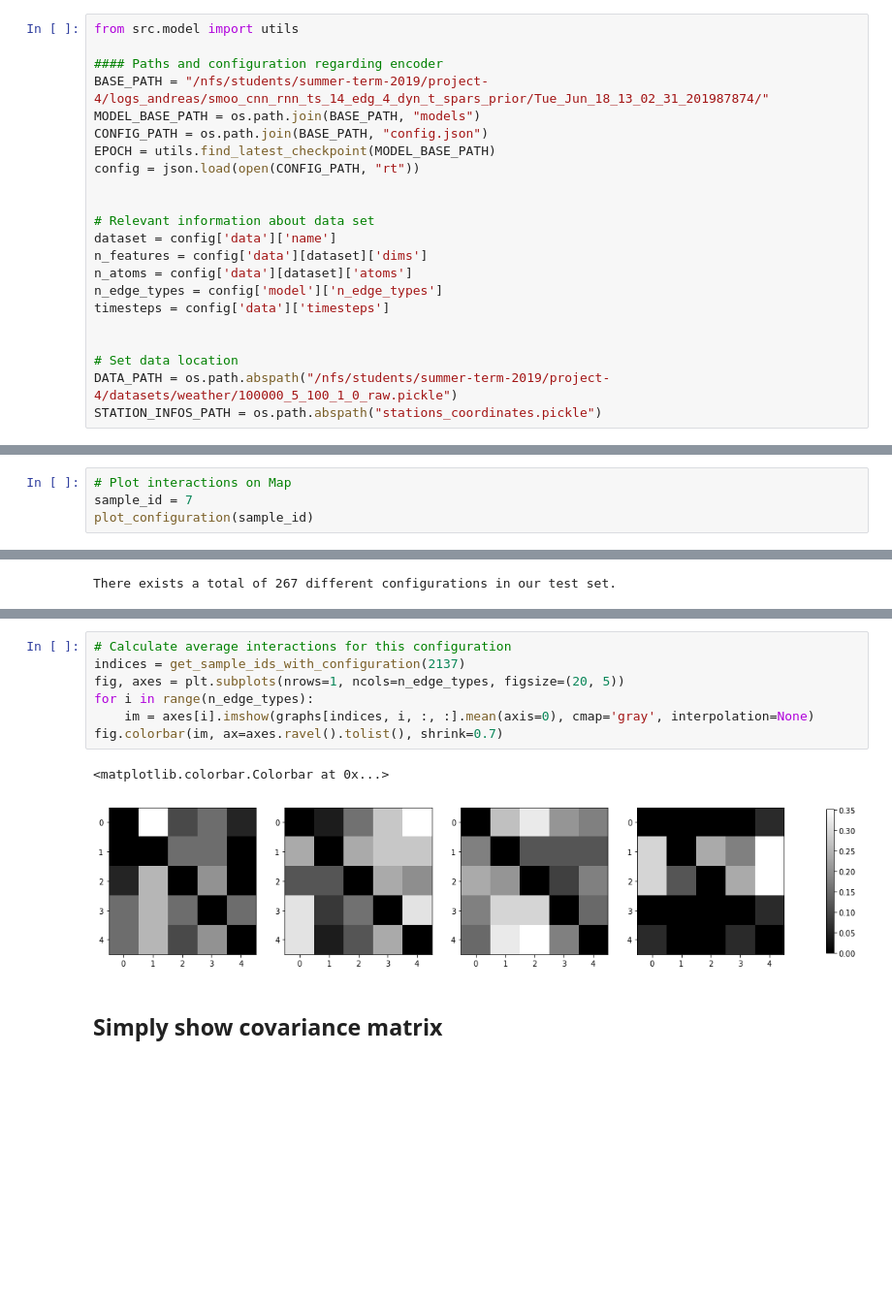
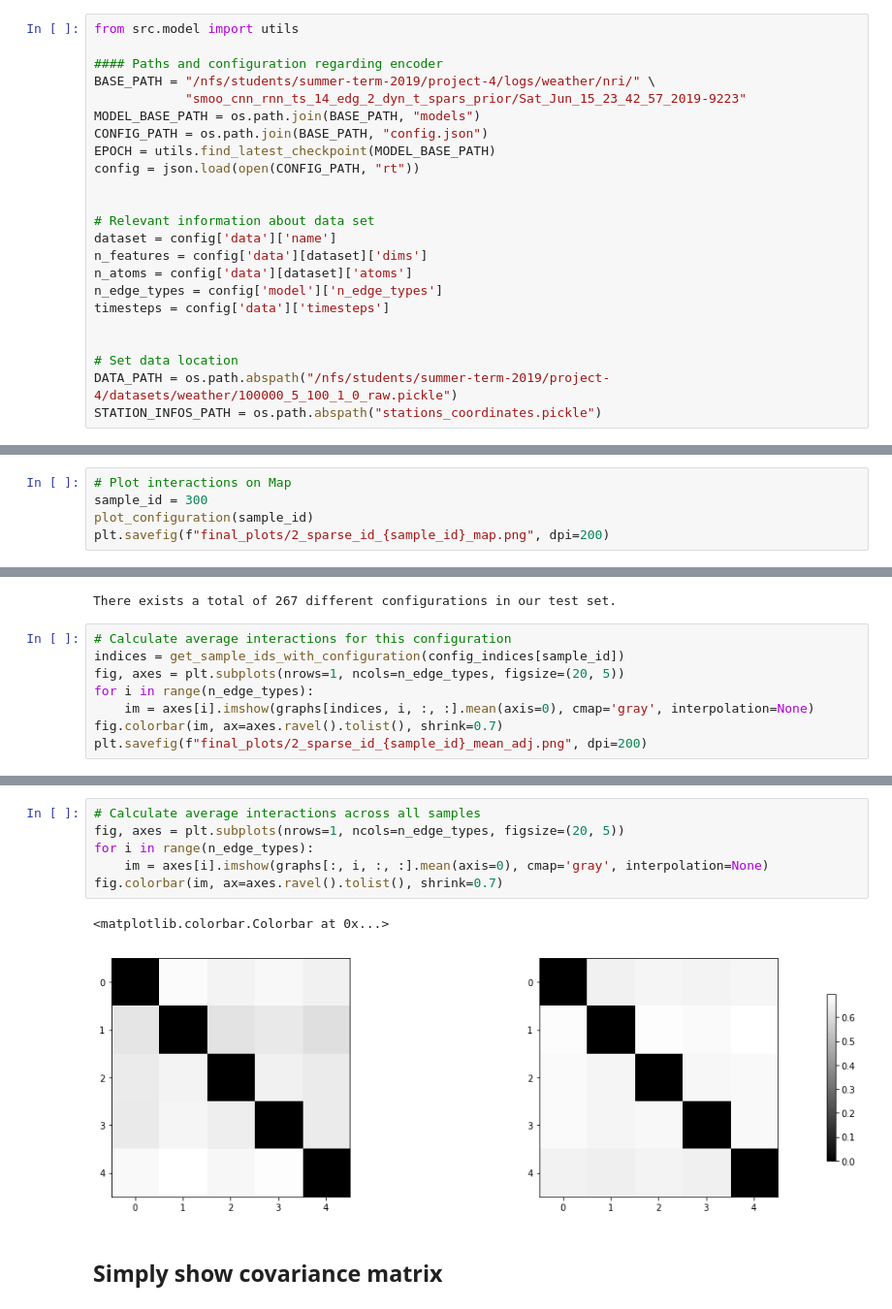
Before and after one commit to PaulUrsulean/LSGM, a Jupyter notebook: notebooks/map_visualization.ipynb, the cells around one changed output, grey strips where cells are left out. Shown: that part at 97% size. Cells and saved outputs as stored; diff of their text form; blank space fills up the shorter version.

Commit message:
Raw Dump of current map visualization notebook

```diff
--- a/notebooks/map_visualization.ipynb
+++ b/notebooks/map_visualization.ipynb
@@ -28,7 +28,8 @@ sys.path.append("..")
 from src.model import utils
 
 #### Paths and configuration regarding encoder
-BASE_PATH = "/nfs/students/summer-term-2019/project-4/logs_andreas/smoo_cnn_rnn_ts_14_edg_4_dyn_t_spars_prior/Tue_Jun_18_13_02_31_201987874/"
+BASE_PATH = "/nfs/students/summer-term-2019/project-4/logs/weather/nri/" \
+            "smoo_cnn_rnn_ts_14_edg_2_dyn_t_spars_prior/Sat_Jun_15_23_42_57_2019-9223"
 MODEL_BASE_PATH = os.path.join(BASE_PATH, "models")
 CONFIG_PATH = os.path.join(BASE_PATH, "config.json")
 EPOCH = utils.find_latest_checkpoint(MODEL_BASE_PATH)
@@ -128,6 +129,7 @@ def get_sample_ids_with_configuration(config_id):
     return sample_ids
 # %%
 # Plot interactions on Map
-sample_id = 7
+sample_id = 300
 plot_configuration(sample_id)
+plt.savefig(f"final_plots/2_sparse_id_{sample_id}_map.png", dpi=200)
 # %% [output]
@@ -146,3 +148,11 @@ fig.colorbar(im, ax=axes.ravel().tolist(), shrink=0.6)
 print(f"There exists a total of {len(configs)} different configurations in our test set.")
 # %% [output]
 There exists a total of 267 different configurations in our test set.
+# %%
+# Calculate average interactions for this configuration
+indices = get_sample_ids_with_configuration(config_indices[sample_id])
+fig, axes = plt.subplots(nrows=1, ncols=n_edge_types, figsize=(20, 5))
+for i in range(n_edge_types):
+    im = axes[i].imshow(graphs[indices, i, :, :].mean(axis=0), cmap='gray', interpolation=None)
+fig.colorbar(im, ax=axes.ravel().tolist(), shrink=0.7)
+plt.savefig(f"final_plots/2_sparse_id_{sample_id}_mean_adj.png", dpi=200)
@@ -149,13 +161,12 @@ There exists a total of 267 different configurations in our test set.
 # %%
-# Calculate average interactions for this configuration
-indices = get_sample_ids_with_configuration(2137)
+# Calculate average interactions across all samples
 fig, axes = plt.subplots(nrows=1, ncols=n_edge_types, figsize=(20, 5))
 for i in range(n_edge_types):
-    im = axes[i].imshow(graphs[indices, i, :, :].mean(axis=0), cmap='gray', interpolation=None)
+    im = axes[i].imshow(graphs[:, i, :, :].mean(axis=0), cmap='gray', interpolation=None)
 fig.colorbar(im, ax=axes.ravel().tolist(), shrink=0.7)
 # %% [output]
 <matplotlib.colorbar.Colorbar at 0x...>
-[figure, old version]
+[figure, new version]
 # %% [markdown]
 ## Simply show covariance matrix
 # %%
```
Also changed, not shown: parts of 7 cells of this notebook.
